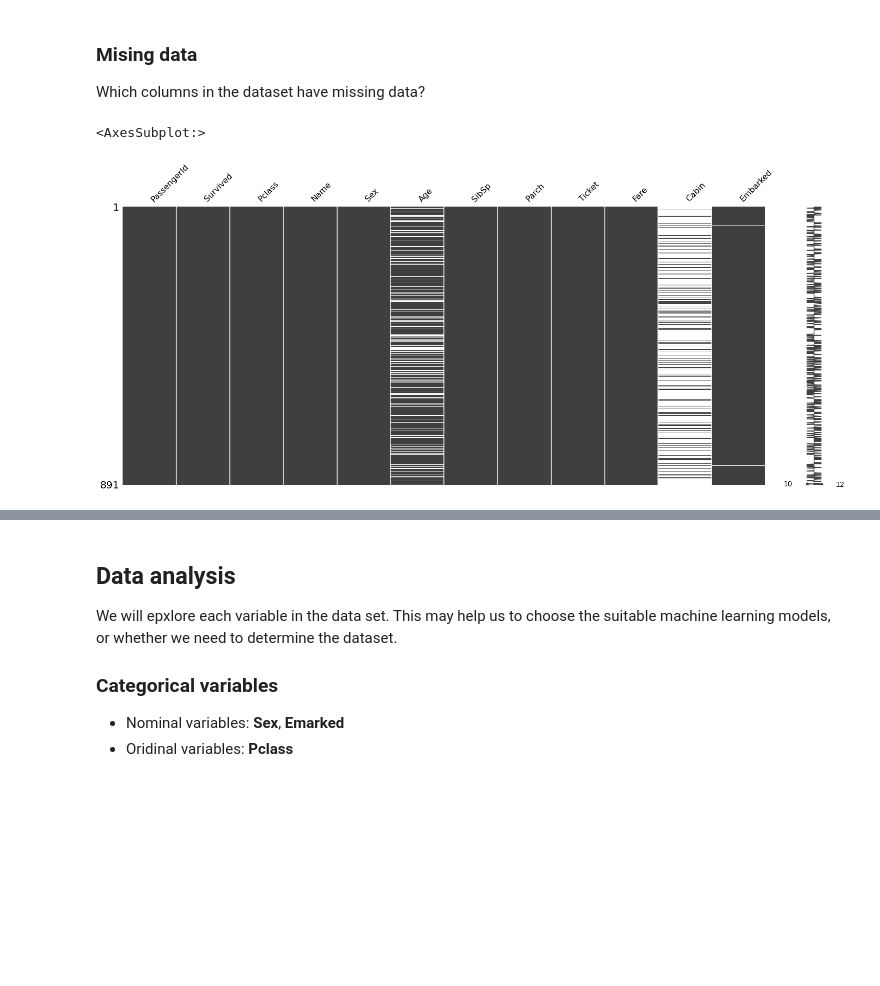
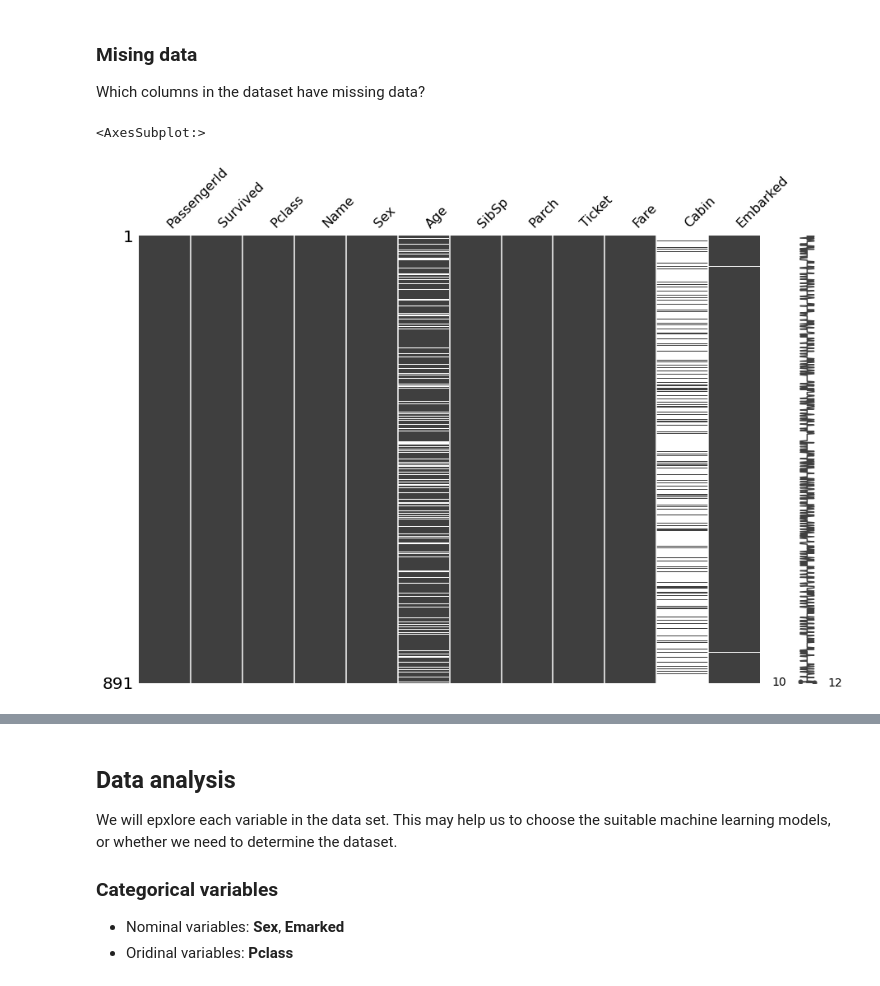
Before and after one commit to jmateo27/Titanic-Project, a Jupyter notebook: titanic.ipynb, the cells around one changed output, grey strips where cells are left out. Saved outputs shown, nothing was run; the diff lists cells and outputs as text; code cells hidden in the pictures; blank space fills up the shorter version.

```diff
--- a/titanic.ipynb
+++ b/titanic.ipynb
@@ -88,9 +88,9 @@ test.describe()
 Which columns in the dataset have missing data?
 # %%
 # Columns with missing data in training set
-missingno.matrix(train)
+missingno.matrix(train, figsize=(15,10))
 # %% [output]
 <AxesSubplot:>
-[figure, old version]
+[figure, new version]
 # %%
 # Columns with missing data in test set
```
Also changed, not shown: parts of 11 cells of this notebook.
